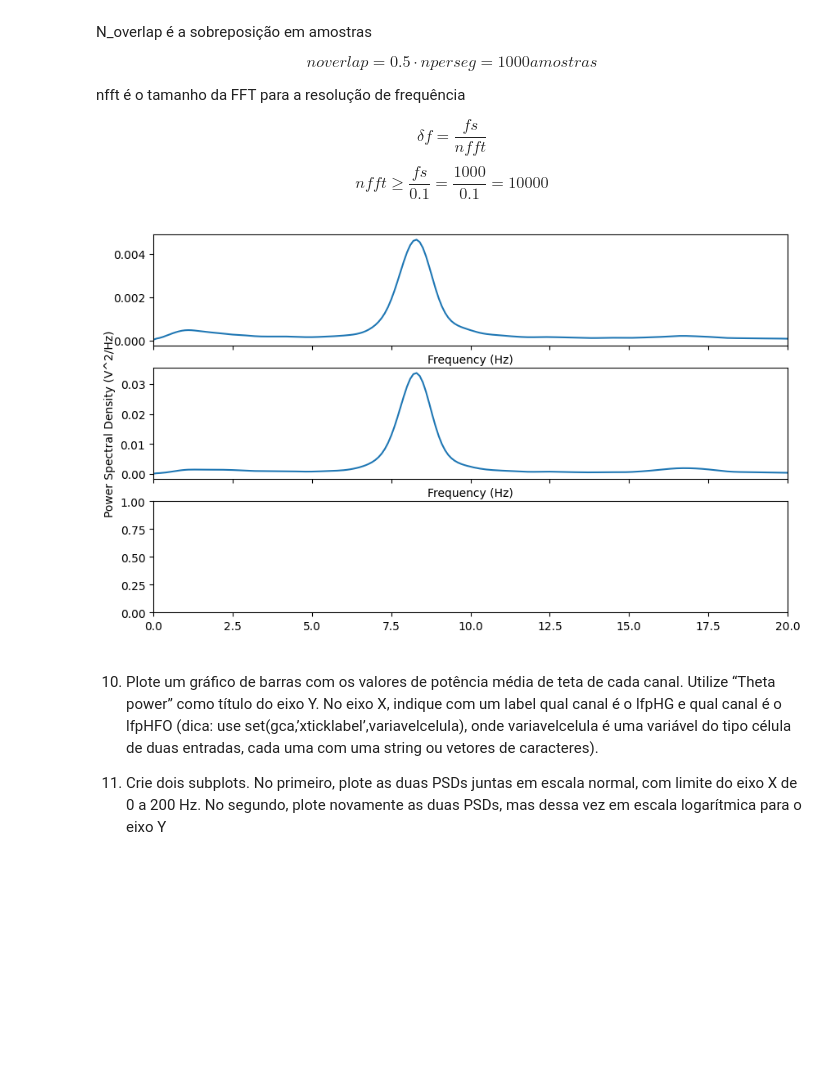
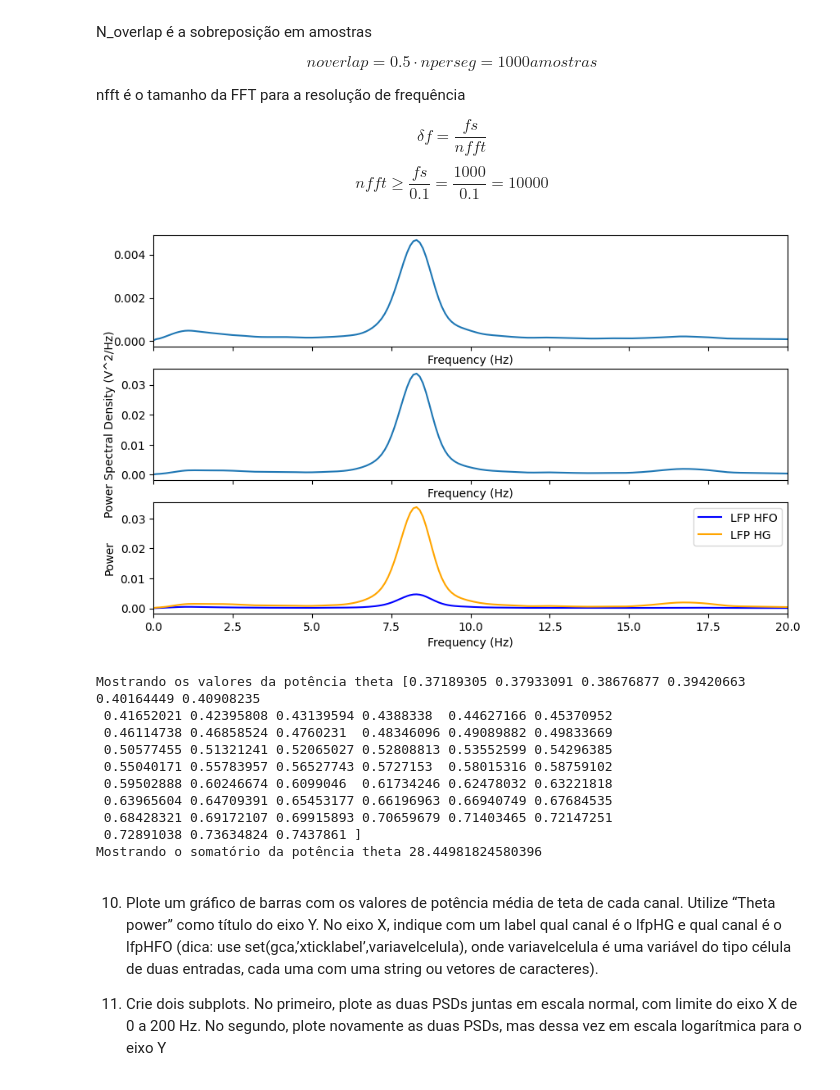
Before and after one commit to RafaelRosendof/Math_code, a Jupyter notebook: sinais.ipynb, the cells around one changed output. Cells and saved outputs as stored; diff of their text form; code cells hidden in the pictures; blank space fills up the shorter version.

```diff
--- a/sinais.ipynb
+++ b/sinais.ipynb
@@ -128,34 +129,65 @@ f , Pxx = sig.welch(
                     nperseg=2000 ,
                     noverlap=1000,
                     scaling='density')
 
 fl , Pxx_hg = sig.welch(
                     lfpHG,
                     fs=srate,
                     nfft=10000,
                     nperseg=2000 ,
                     noverlap=1000,
                     scaling='density')
 
 fig, ax = plt.subplots(3, 1, figsize=(10, 6), sharex=True)
 
 
 
 ax[0].plot(f, Pxx )
 ax[0].set_xlabel('Frequency (Hz)')
 #ax[0].set_ylabel('Power Spectral Density (V^2/Hz)')
 ax[0].set_xlim(0, 20)
 
 ax[1].plot(fl, Pxx_hg)
 ax[1].set_xlabel('Frequency (Hz)')
 ax[1].set_ylabel('Power Spectral Density (V^2/Hz)')
 ax[1].set_xlim(0, 20)
 
 #plotar as duas juntas agora
+ax[2].plot(f, Pxx, label='LFP HFO', color='blue')
+ax[2].plot(fl, Pxx_hg, label='LFP HG', color='orange')
+ax[2].set_xlabel('Frequency (Hz)')
+ax[2].set_ylabel('Power')
+ax[2].set_xlim(0, 20)
+ax[2].legend()  # Add a legend to distinguish the two signals
 
 plt.show()
+
+
+
+### Computando a potência média na banda theta (5-10Hz) para cada canal
+
+fa = 5
+fb = 10
+
+idx_theta = np.where((f >= fa) & (f <= fb))[0]
+
+theta = simp(Pxx[idx_theta] , dx=f[idx_theta])
+theta2 = sum(theta)
+print(f"Mostrando os valores da potência theta {theta}")
+
+print(f"Mostrando o somatório da potência theta {theta2}")
 # %% [output]
-[figure, old version]
+[figure, new version]
+Mostrando os valores da potência theta [0.37189305 0.37933091 0.38676877 0.39420663 0.40164449 0.40908235
+ 0.41652021 0.42395808 0.43139594 0.4388338  0.44627166 0.45370952
+ 0.46114738 0.46858524 0.4760231  0.48346096 0.49089882 0.49833669
+ 0.50577455 0.51321241 0.52065027 0.52808813 0.53552599 0.54296385
+ 0.55040171 0.55783957 0.56527743 0.5727153  0.58015316 0.58759102
+ 0.59502888 0.60246674 0.6099046  0.61734246 0.62478032 0.63221818
+ 0.63965604 0.64709391 0.65453177 0.66196963 0.66940749 0.67684535
+ 0.68428321 0.69172107 0.69915893 0.70659679 0.71403465 0.72147251
+ 0.72891038 0.73634824 0.7437861 ]
+Mostrando o somatório da potência theta 28.44981824580396
 # %% [markdown]
 10) Plote um gráfico de barras com os valores de potência média de teta de cada canal.
 Utilize “Theta power” como título do eixo Y. No eixo X, indique com um label qual
```
Also changed, not shown: parts of 1 cell of this notebook.
